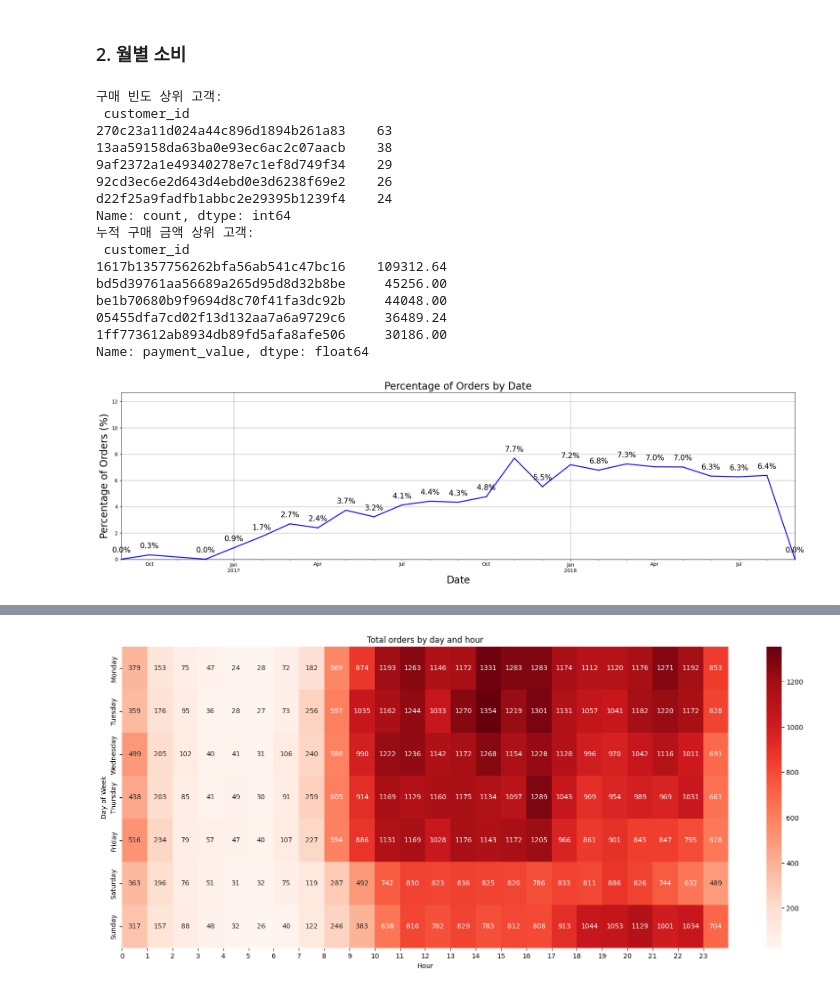
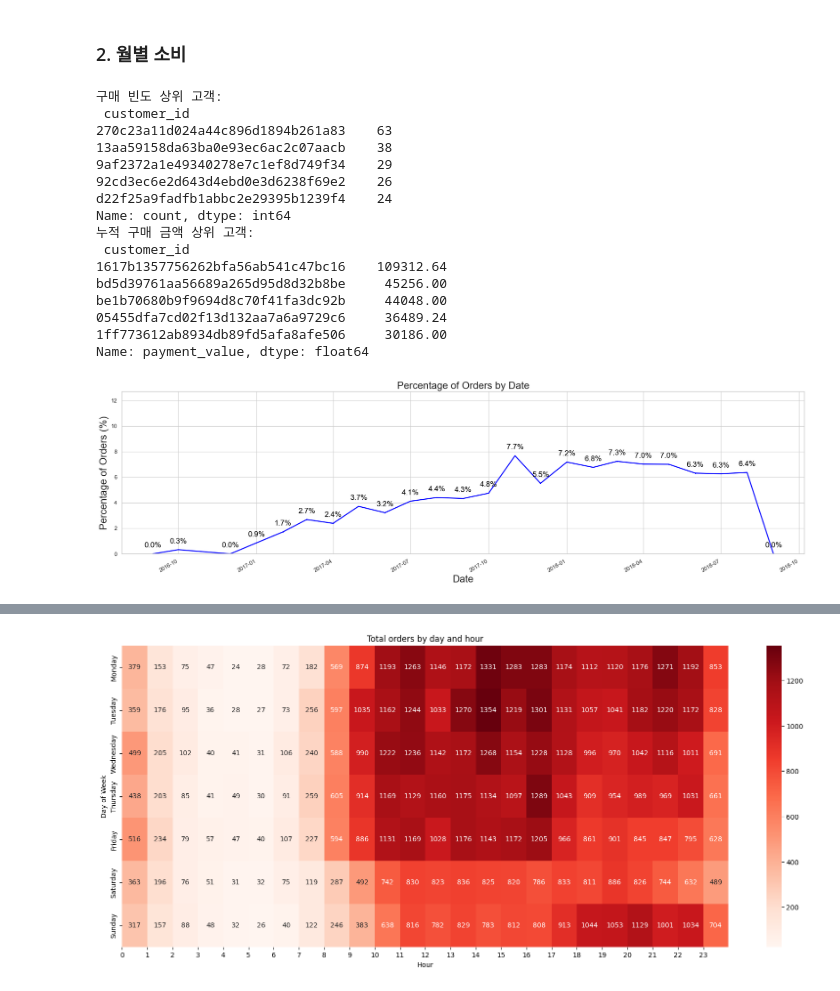
Before and after one commit to dothegee/ecommerce_project, a Jupyter notebook: code/EDA.ipynb, the cells around one changed output, grey strips where cells are left out. Drawn from its saved outputs; the diff is of its cells as text; code cells hidden in the pictures.

Commit message:
dtpye datetime으로 변경

```diff
--- a/code/EDA.ipynb
+++ b/code/EDA.ipynb
@@ -473,52 +477,54 @@ max      6735.000000     409.680000   13664.080000
 # %% [markdown]
 ### 2. 월별 소비
+# %%
+# 고객별 구매 빈도 계산
+purchase_frequency = df_train['customer_id'].value_counts()
+print("구매 빈도 상위 고객:\n", purchase_frequency.head())
+
+# 고객별 누적 구매 금액 계산
+customer_spend = df_train.groupby('customer_id')['payment_value'].sum().sort_values(ascending=False)
+print("누적 구매 금액 상위 고객:\n", customer_spend.head())
+# %% [output]
+구매 빈도 상위 고객:
+ customer_id
+270c23a11d024a44c896d1894b261a83    63
+13aa59158da63ba0e93ec6ac2c07aacb    38
+9af2372a1e49340278e7c1ef8d749f34    29
+92cd3ec6e2d643d4ebd0e3d6238f69e2    26
+d22f25a9fadfb1abbc2e29395b1239f4    24
+Name: count, dtype: int64
+누적 구매 금액 상위 고객:
+ customer_id
+1617b1357756262bfa56ab541c47bc16    109312.64
+bd5d39761aa56689a265d95d8d32b8be     45256.00
+be1b70680b9f9694d8c70f41fa3dc92b     44048.00
+05455dfa7cd02f13d132aa7a6a9729c6     36489.24
+1ff773612ab8934db89fd5afa8afe506     30186.00
+Name: payment_value, dtype: float64
 # %%
-# 고객별 구매 빈도 계산
-purchase_frequency = df_train['customer_id'].value_counts()
-print("구매 빈도 상위 고객:\n", purchase_frequency.head())
-
-# 고객별 누적 구매 금액 계산
-customer_spend = df_train.groupby('customer_id')['payment_value'].sum().sort_values(ascending=False)
-print("누적 구매 금액 상위 고객:\n", customer_spend.head())
-
+df_train['date'] = pd.to_datetime(df_train['date'], errors='coerce')
 daily_counts = df_train.groupby('date')['order_id'].count()
 percentage_counts = (daily_counts / daily_counts.sum()) * 100
 plt.figure(figsize=(20, 6))
 
 
 line_plot = percentage_counts.plot(color='blue', marker='o', linestyle='-', linewidth=2, markersize=1)
 
-
+0
 plt.title('Percentage of Orders by Date', fontsize=20)
 plt.xlabel('Date', fontsize=20)
 plt.ylabel('Percentage of Orders (%)', fontsize=20)
 plt.grid(True)
 plt.ylim(0, percentage_counts.max() + 5)
 
 # 라인 상의 각 지점에 해당하는 비율 값을 주석으로 표시
 for x, y in zip(percentage_counts.index, percentage_counts):
     plt.text(x, y + 0.5, f'{y:.1f}%', ha='center', fontsize=15, color='black')
 
 plt.tight_layout()
 plt.show()
 # %% [output]
-구매 빈도 상위 고객:
- customer_id
-270c23a11d024a44c896d1894b261a83    63
-13aa59158da63ba0e93ec6ac2c07aacb    38
-9af2372a1e49340278e7c1ef8d749f34    29
-92cd3ec6e2d643d4ebd0e3d6238f69e2    26
-d22f25a9fadfb1abbc2e29395b1239f4    24
-Name: count, dtype: int64
-누적 구매 금액 상위 고객:
- customer_id
-1617b1357756262bfa56ab541c47bc16    109312.64
-bd5d39761aa56689a265d95d8d32b8be     45256.00
-be1b70680b9f9694d8c70f41fa3dc92b     44048.00
-05455dfa7cd02f13d132aa7a6a9729c6     36489.24
-1ff773612ab8934db89fd5afa8afe506     30186.00
-Name: payment_value, dtype: float64
-[figure, old version]
+[figure, new version]
 # %%
 # 시간대별 주문 수 및 평균 구매 금액 계산
 hourly_stats = df_train.groupby('hour')['payment_value'].agg(['count', 'mean'])
```
Also changed, not shown: parts of 9 cells of this notebook.
